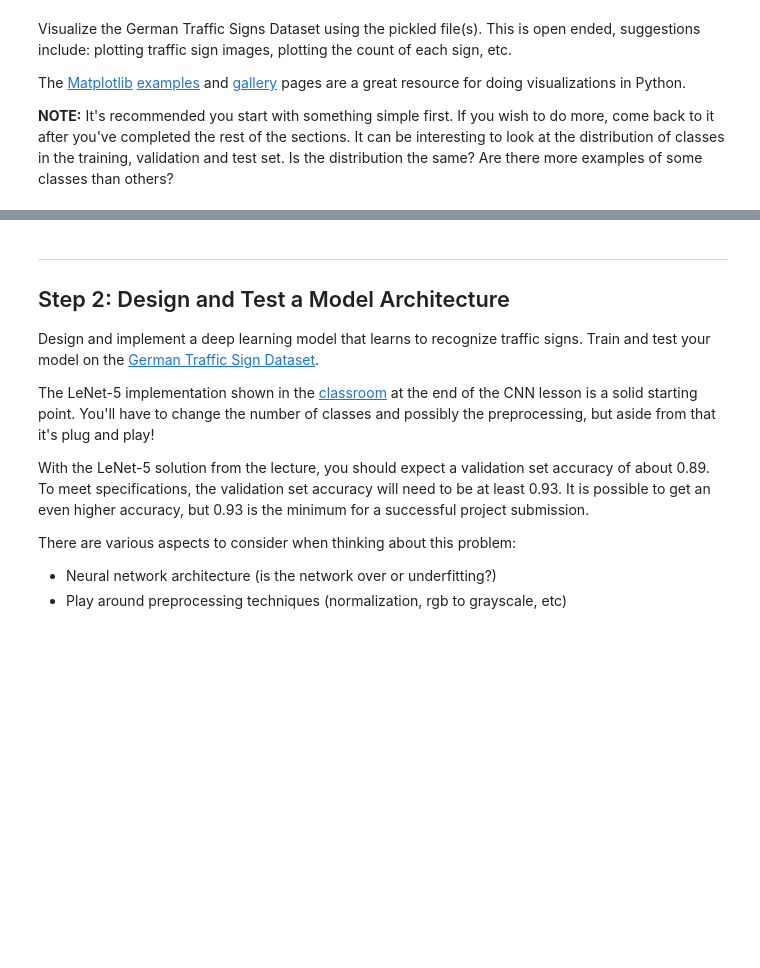
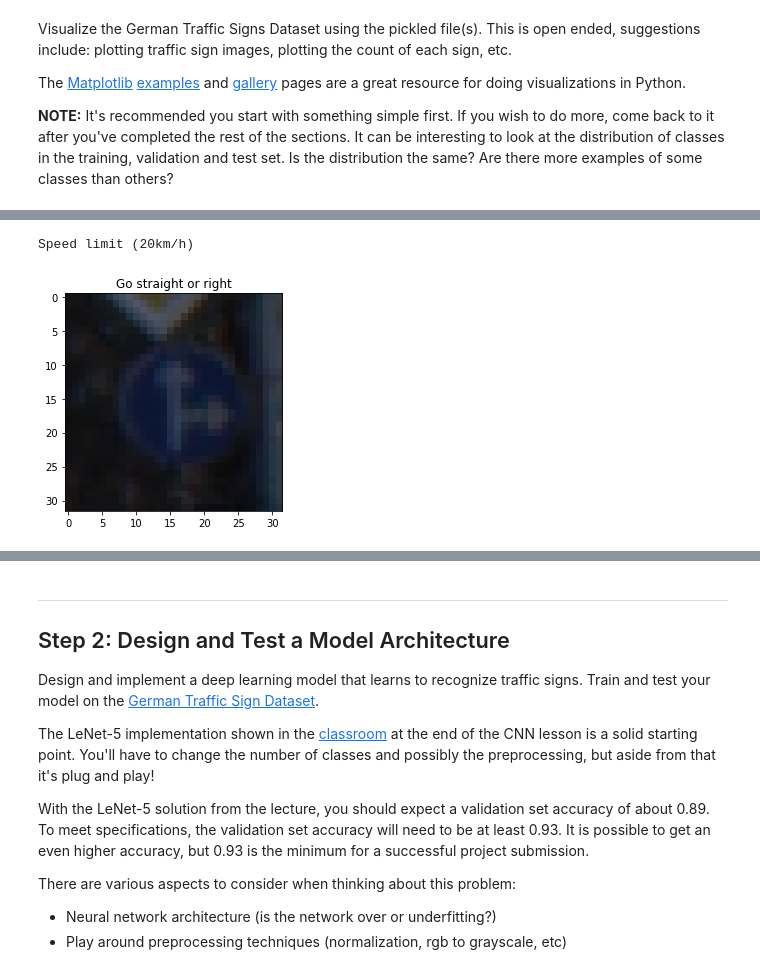
Before and after one commit to JulioZanotto/CarND_TrafficSignCLassifier_P3, a Jupyter notebook: Traffic_Sign_Classifier.ipynb, the cells around one changed output, grey strips where cells are left out. Cells and saved outputs as stored; diff of their text form; code cells hidden in the pictures; blank space fills up the shorter version.

Commit message:
added more images

```diff
--- a/Traffic_Sign_Classifier.ipynb
+++ b/Traffic_Sign_Classifier.ipynb
@@ -91,3 +103,6 @@ The [Matplotlib](http://matplotlib.org/) [examples](http://matplotlib.org/exampl
 import matplotlib.pyplot as plt
 # Visualizations will be shown in the notebook.
 %matplotlib inline
+# %%
+# Getting the signnames
+signs = pd.read_csv('signnames.csv')
@@ -93,0 +129,14 @@ import matplotlib.pyplot as plt
+# %%
+# Sign dictionary
+classid = 0
+
+print(signs.loc[classid, 'SignName'])
+# %% [output]
+Speed limit (20km/h)
+# %%
+# Plotting one image to visualize
+plt.imshow(X_train[1000])
+plt.title(str(signs.loc[y_train[1000], 'SignName']))
+plt.show()
+# %% [output]
+[figure, added]
```
Also changed, not shown: parts of 37 cells of this notebook, 16 other files.
